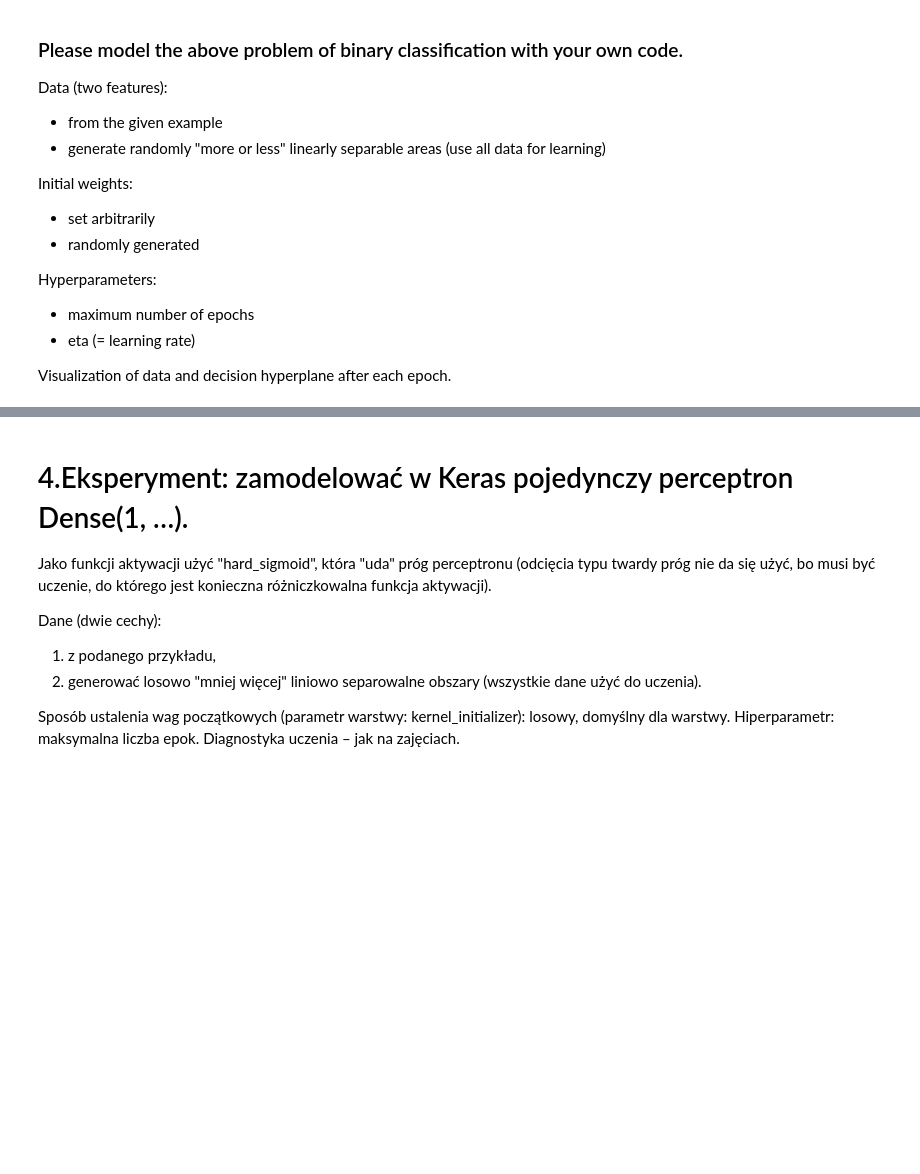
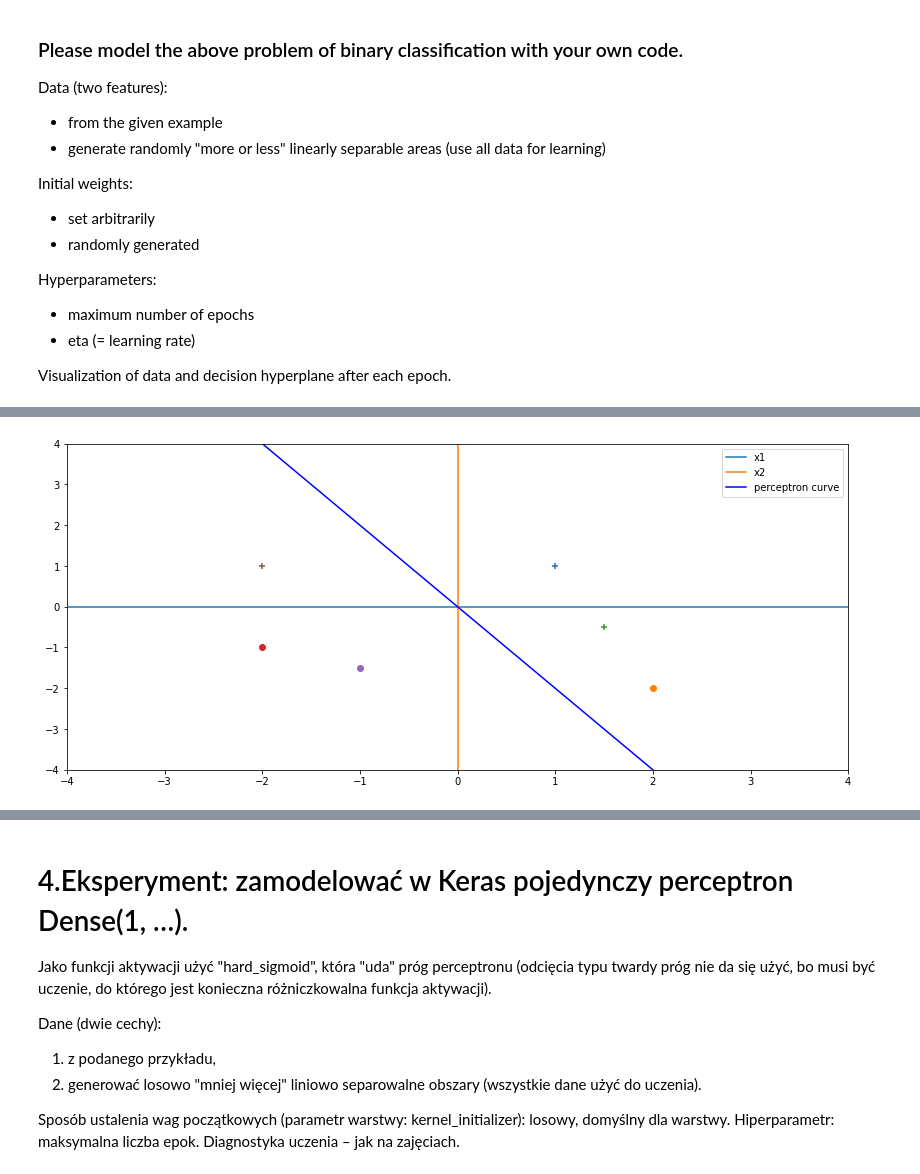
Before and after one commit to pajelonek/deep_learning_lab, a Jupyter notebook: lab1/Lab1.ipynb, the cells around one changed output, grey strips where cells are left out. Cells and saved outputs as stored; diff of their text form; code cells hidden in the pictures; blank space fills up the shorter version.

```diff
--- a/lab1/Lab1.ipynb
+++ b/lab1/Lab1.ipynb
@@ -466,3 +465,89 @@ Hyperparameters:
 - eta (= learning rate)
 
 Visualization of data and decision hyperplane after each epoch.
+# %%
+given_data = tf.constant([[1.0, 1.0], [2.0, -2.0], [1.5, -0.5], [-2.0, -1.0], [-1.0, -1.5], [-2.0, 1.0]])
+given_result = np.array(['+', 'o', '+', 'o', 'o', '+'])
+fixed_wages = tf.constant([0.0, 1.0, 0.5])
+epochs = 5
+lr0 = 0.0
+
+class SimplePerceptron:
+    """A simple perceptron"""
+    def __init__(self, epochs: int, lr0: float, wages: tf.constant, sigma: float = 0.2, bias: float = 0.0):
+        self.epochs = epochs
+        self.lr0 = lr0
+        self.data = []
+        self.results = []
+        self.wages = wages
+        self.sigma = sigma
+
+    def fit(self, data: tf.Tensor, results: tf.Tensor) -> None:
+        self.data = data
+        self.results = results
+        self.learn()
+
+    def learn(self) -> None:
+        for epoch in range(1, self.epochs + 1):
+            print("Epoch %1d" % epoch)
+            to_next_epoch = False
+            index = 0
+            self.print_info()
+            for x1, x2 in self.data:
+                x = tf.constant([1.0, x1.numpy(), x2.numpy()])
+                calc_result = self.evaluate(self.wages, x)
+                if self.verify_classification(calc_result, self.results[index]) == 0:
+                    to_next_epoch = True
+                    self.modify_wages(x, self.calc_class_value(self.results[index]))
+                index = index + 1
+            if to_next_epoch is False:
+                break
+
+    def verify_classification(self, calc_result: float, real_result: str) -> int:
+        return 1 if (real_result == '+' and calc_result >= 0) or (real_result == 'o' and calc_result < 0) else 0
+
+    def modify_wages(self, x: tf.constant, classification_value: float) -> None:
+        new_wages = []
+        for i in range(0, self.wages.numpy().size):
+            new_wages.append(self.modify_wage(self.wages[i].numpy(), x[i].numpy(), classification_value))
+        self.wages = tf.convert_to_tensor(new_wages, dtype=tf.float32)
+
+
+    def modify_wage(self, wi: float, xi: float, classification_value: float) -> float:
+        return wi + (self.sigma * classification_value * xi)
+
+    def calc_class_value(self, class_result: str) -> float:
+        return 1.0 if class_result == '+' else -1.0
+
+    def evaluate(self, a: tf.constant, b: tf.constant) -> float:
+        a = a.numpy()
+        b = b.numpy()
+        sum = 0
+        for i in range(0, a.size):
+            sum += a[i] * b[i]
+        return sum
+
+    def print_info(self):
+        plt.figure(figsize=(14, 6))
+        plt.plot(range(-6,6,1), np.zeros(12), label='x1')
+        plt.plot(np.zeros(9), range(-4,5,1), label='x2')
+        results = []
+        for i in range(-5,6,1):
+            results.append(self.perceptron_curve(i))
+        plt.plot(range(-5,6,1), results, color='blue', label='perceptron curve')
+        index = 0
+        for x1, x2 in self.data:
+            plt.scatter(x1, x2, marker=self.results[index])
+            index = index + 1
+        plt.xlim(-4, 4)
+        plt.ylim(-4, 4)
+        plt.legend()
+        plt.show()
+        return None
+
+    def perceptron_curve(self, x) -> float:
+        return (-1.0 * (self.wages[1].numpy() / self.wages[2].numpy()) * x) - (self.wages[0].numpy() / self.wages[2].numpy())
+
+simple_perceptron = SimplePerceptron(epochs=5, lr0=0.0, wages=fixed_wages)
+simple_perceptron.fit(given_data, given_result)
+# %% [output]
@@ -468,0 +555 @@ Visualization of data and decision hyperplane after each epoch.
+[figure, added]
```
Also changed, not shown: parts of 2 cells of this notebook.
